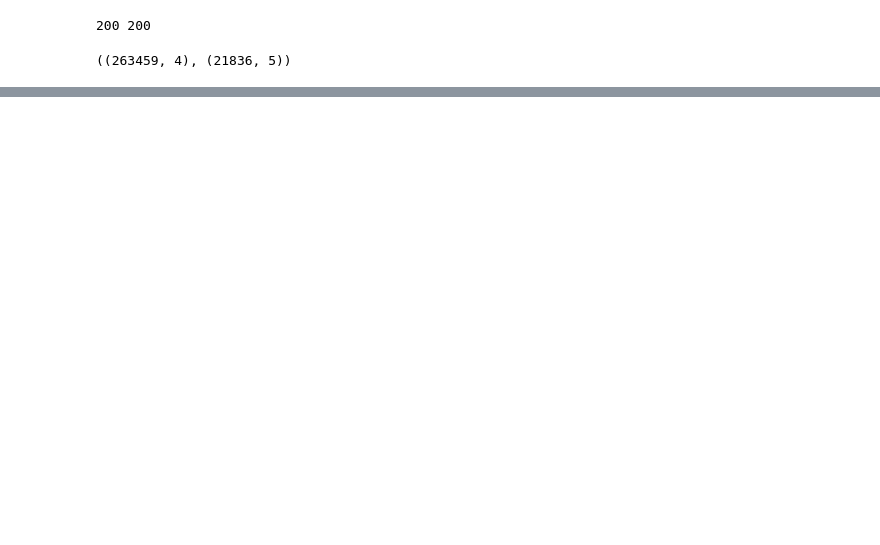
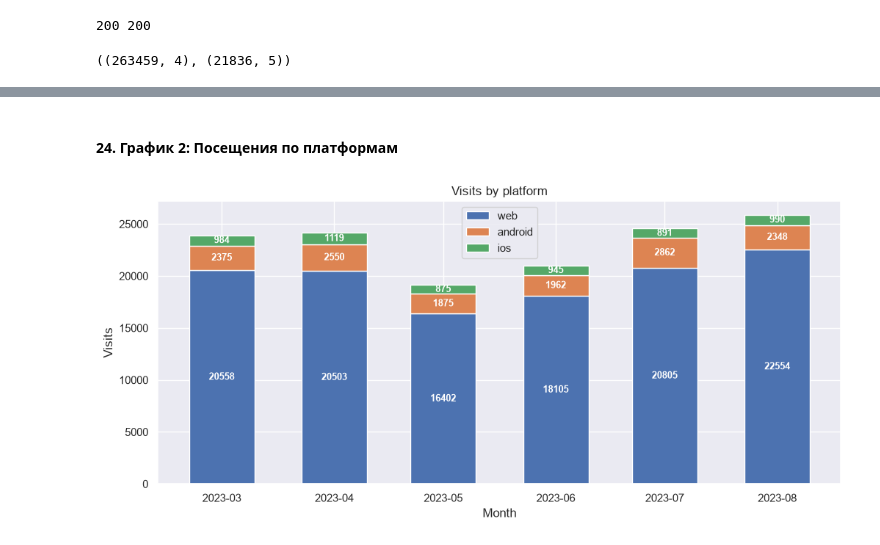
Before and after one commit to rdht85-beep/data-analytics-project-100, a Jupyter notebook: project/charts_project.ipynb, the cells around one changed output, grey strips where cells are left out. Saved outputs shown, nothing was run; the diff lists cells and outputs as text; code cells hidden in the pictures; blank space fills up the shorter version.

```diff
--- a/project/charts_project.ipynb
+++ b/project/charts_project.ipynb
@@ -139,0 +361,28 @@ visits.head()
+# %% [markdown]
+#### 24. График 2: Посещения по платформам
+# %%
+monthly_by_platform = visits_by_platform.resample('MS').sum()
+
+plt.figure(figsize=(12, 5))
+bottom = None
+for platform in ['web', 'android', 'ios']:
+    values = monthly_by_platform[platform].fillna(0)
+    plt.bar(monthly_by_platform.index, values, width=18, bottom=bottom, label=platform)
+    for date, value in values.items():
+        if value > 0:
+            base = 0 if bottom is None else bottom.loc[date]
+            plt.annotate(f'{value:.0f}',
+                         xy=(date, base + value / 2),
+                         ha='center', va='center',
+                         fontsize=9, color='white',
+                         fontweight='bold')
+    bottom = values if bottom is None else bottom + values
+
+plt.title('Visits by platform')
+plt.xlabel('Month')
+plt.ylabel('Visits')
+plt.legend()
+plt.savefig('./charts/visits_by_platform.png')
+plt.show()
+# %% [output]
+[figure, added]
```
Also changed, not shown: parts of 54 cells of this notebook, 11 other files.
